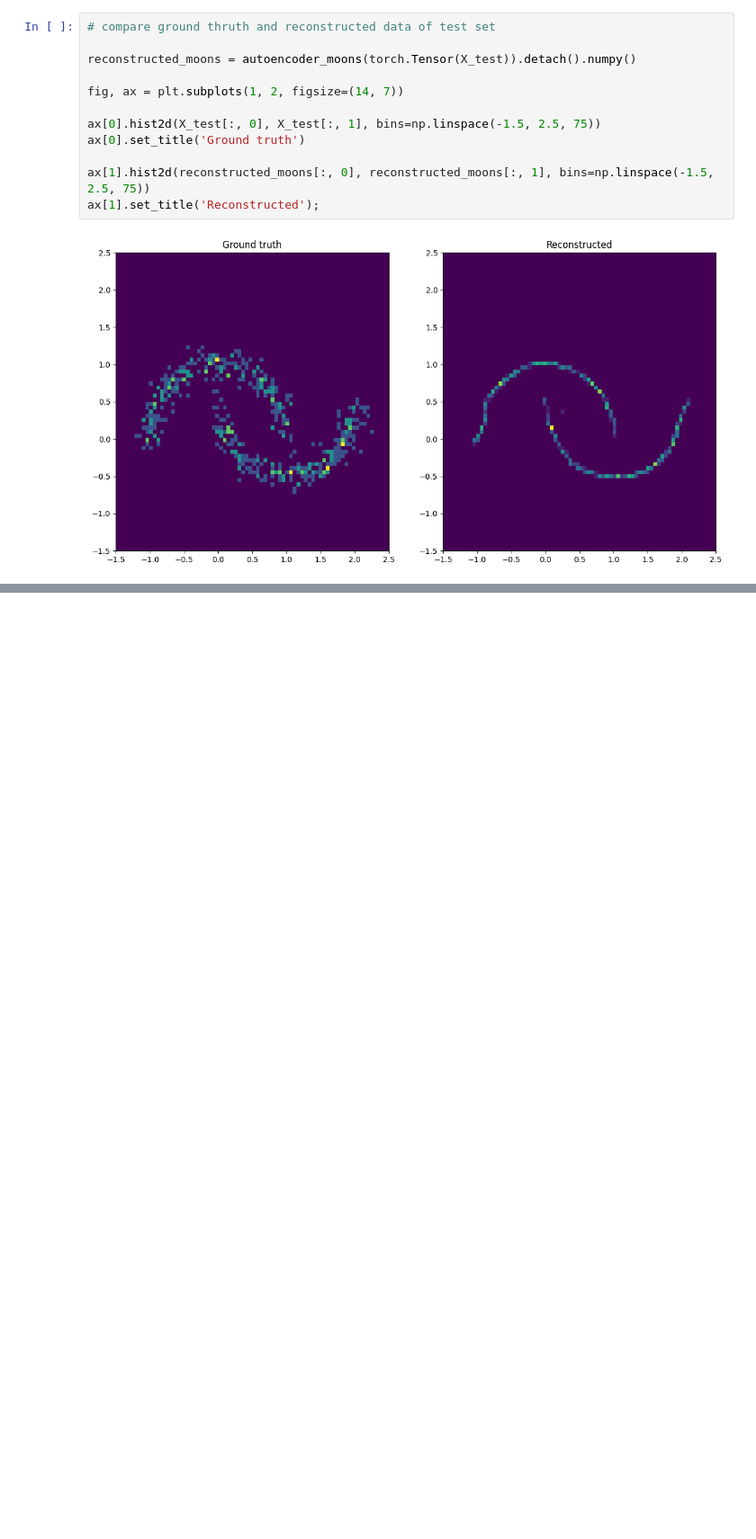
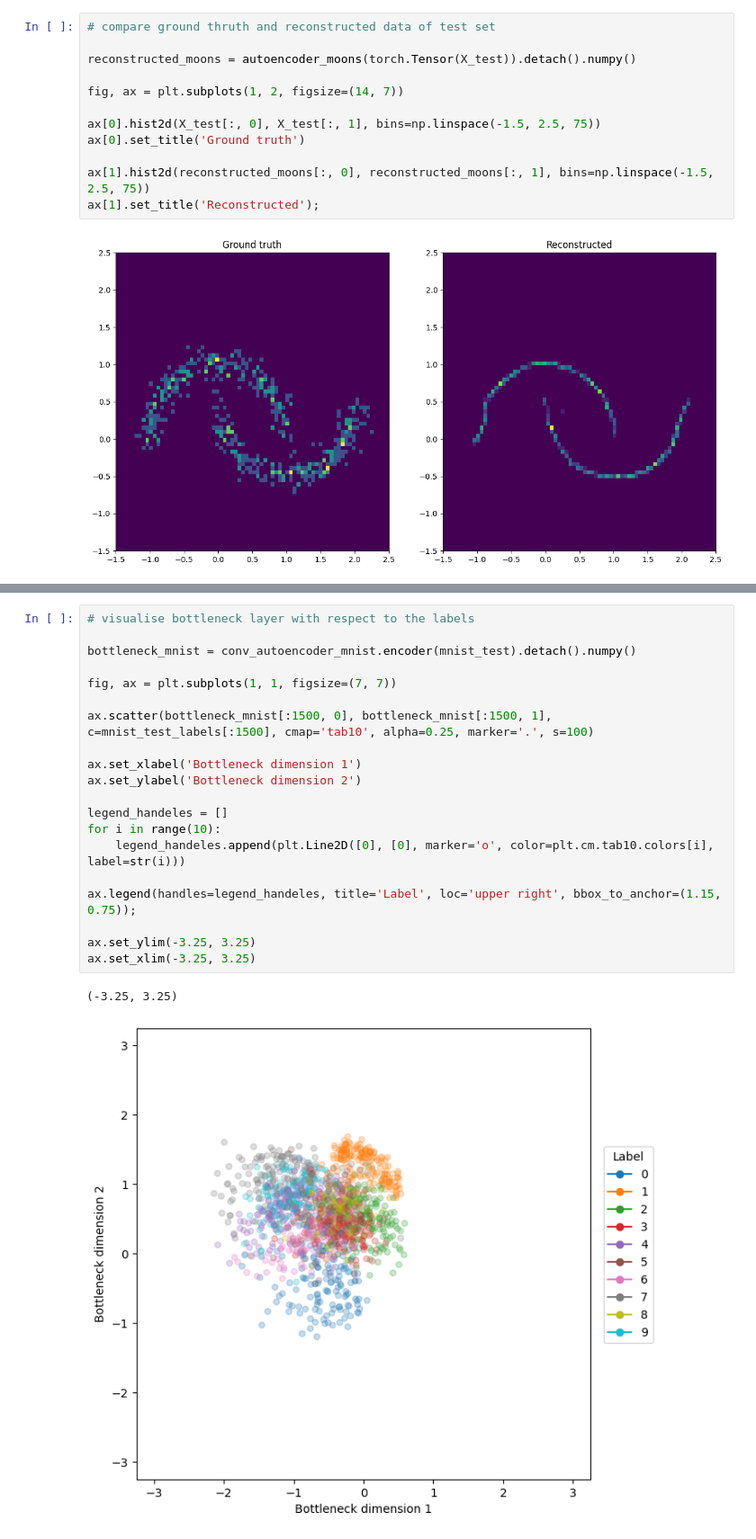
Before and after one commit to CKleiber/SciML-Seminar, a Jupyter notebook: main.ipynb, the cells around one changed output, grey strips where cells are left out. Shown at 90% size. Drawn from its saved outputs; the diff is of its cells as text; blank space fills up the shorter version.

```diff
--- a/main.ipynb
+++ b/main.ipynb
@@ -192,0 +317,23 @@ ax[1].set_title('Reconstructed');
+# %%
+# visualise bottleneck layer with respect to the labels
+
+bottleneck_mnist = conv_autoencoder_mnist.encoder(mnist_test).detach().numpy()
+
+fig, ax = plt.subplots(1, 1, figsize=(7, 7))
+
+ax.scatter(bottleneck_mnist[:1500, 0], bottleneck_mnist[:1500, 1], c=mnist_test_labels[:1500], cmap='tab10', alpha=0.25, marker='.', s=100)
+
+ax.set_xlabel('Bottleneck dimension 1')
+ax.set_ylabel('Bottleneck dimension 2')
+
+legend_handeles = []
+for i in range(10):
+    legend_handeles.append(plt.Line2D([0], [0], marker='o', color=plt.cm.tab10.colors[i], label=str(i)))
+
+ax.legend(handles=legend_handeles, title='Label', loc='upper right', bbox_to_anchor=(1.15, 0.75));
+
+ax.set_ylim(-3.25, 3.25)
+ax.set_xlim(-3.25, 3.25)
+# %% [output]
+(-3.25, 3.25)
+[figure, added]
```
Also changed, not shown: parts of 9 cells of this notebook, 9 other files.
